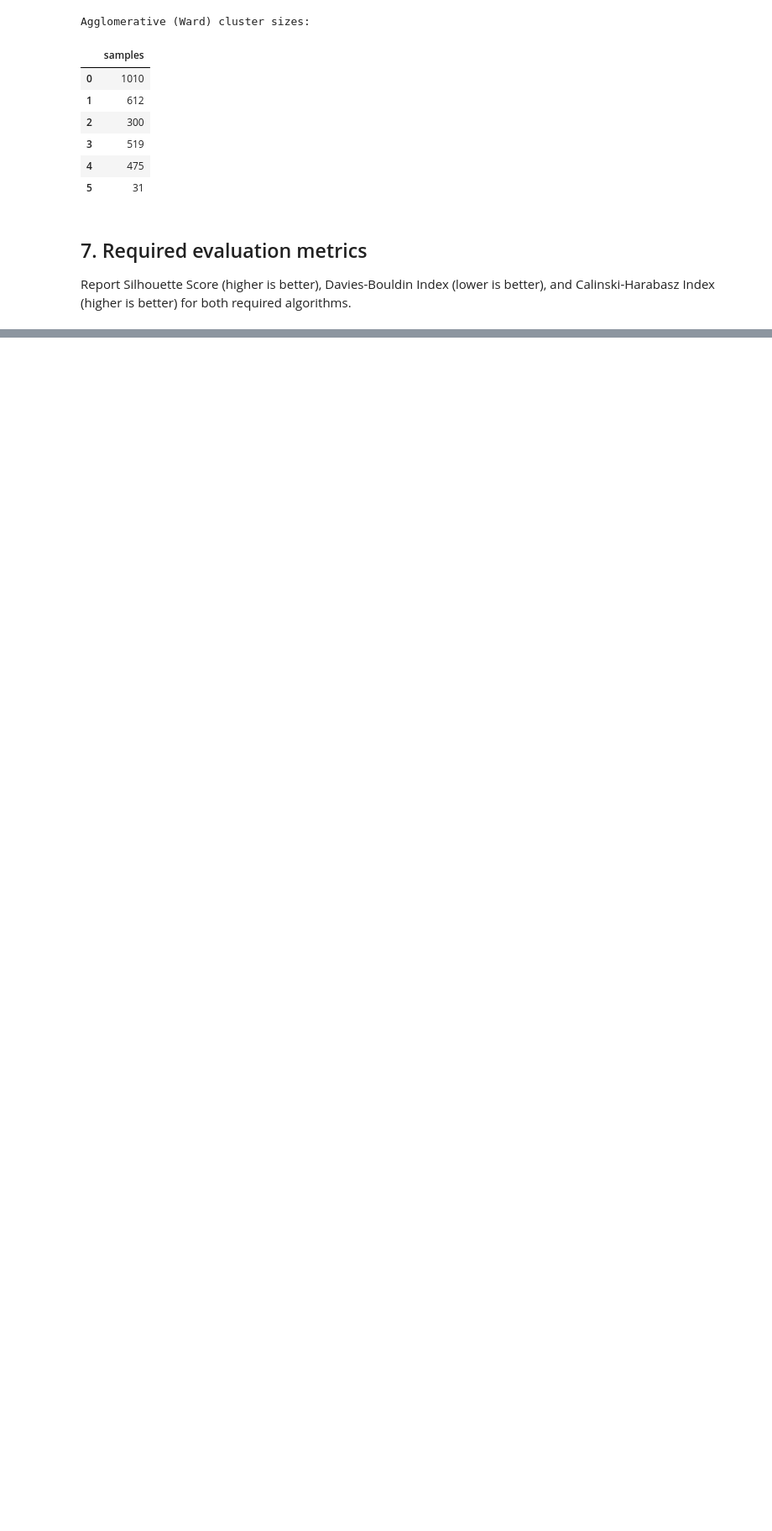
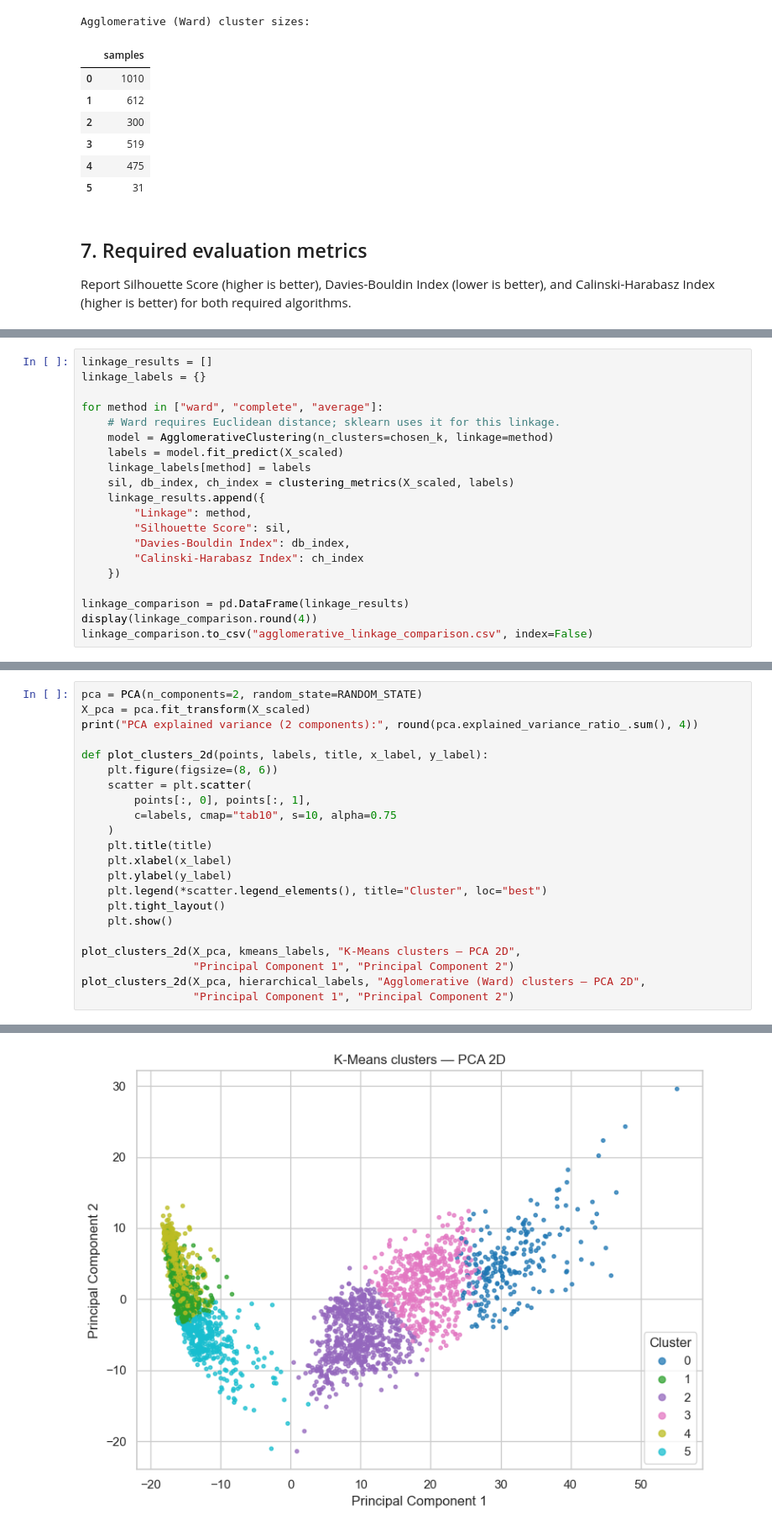
Before and after one commit to AdithyaPrasad-pro/Review1-PREDICTORS, a Jupyter notebook: notebooks/clustering.ipynb, the cells around one changed output, grey strips where cells are left out. Shown at 84% size. Saved outputs shown, nothing was run; the diff lists cells and outputs as text; blank space fills up the shorter version.

Commit message:
Final clustering notebook.
Final clustering notebook.

```diff
--- a/notebooks/clustering.ipynb
+++ b/notebooks/clustering.ipynb
@@ -247,0 +234,20 @@ clustering_results.to_csv("clustering_comparison.csv", index=False)
+# %%
+linkage_results = []
+linkage_labels = {}
+
+for method in ["ward", "complete", "average"]:
+    # Ward requires Euclidean distance; sklearn uses it for this linkage.
+    model = AgglomerativeClustering(n_clusters=chosen_k, linkage=method)
+    labels = model.fit_predict(X_scaled)
+    linkage_labels[method] = labels
+    sil, db_index, ch_index = clustering_metrics(X_scaled, labels)
+    linkage_results.append({
+        "Linkage": method,
+        "Silhouette Score": sil,
+        "Davies-Bouldin Index": db_index,
+        "Calinski-Harabasz Index": ch_index
+    })
+
+linkage_comparison = pd.DataFrame(linkage_results)
+display(linkage_comparison.round(4))
+linkage_comparison.to_csv("agglomerative_linkage_comparison.csv", index=False)
@@ -247,0 +282,23 @@ clustering_results.to_csv("clustering_comparison.csv", index=False)
+# %%
+pca = PCA(n_components=2, random_state=RANDOM_STATE)
+X_pca = pca.fit_transform(X_scaled)
+print("PCA explained variance (2 components):", round(pca.explained_variance_ratio_.sum(), 4))
+
+def plot_clusters_2d(points, labels, title, x_label, y_label):
+    plt.figure(figsize=(8, 6))
+    scatter = plt.scatter(
+        points[:, 0], points[:, 1],
+        c=labels, cmap="tab10", s=10, alpha=0.75
+    )
+    plt.title(title)
+    plt.xlabel(x_label)
+    plt.ylabel(y_label)
+    plt.legend(*scatter.legend_elements(), title="Cluster", loc="best")
+    plt.tight_layout()
+    plt.show()
+
+plot_clusters_2d(X_pca, kmeans_labels, "K-Means clusters — PCA 2D",
+                 "Principal Component 1", "Principal Component 2")
+plot_clusters_2d(X_pca, hierarchical_labels, "Agglomerative (Ward) clusters — PCA 2D",
+                 "Principal Component 1", "Principal Component 2")
+# %% [output]
@@ -247,0 +306 @@ clustering_results.to_csv("clustering_comparison.csv", index=False)
+[figure, added]
```
Also changed, not shown: parts of 12 cells of this notebook.
